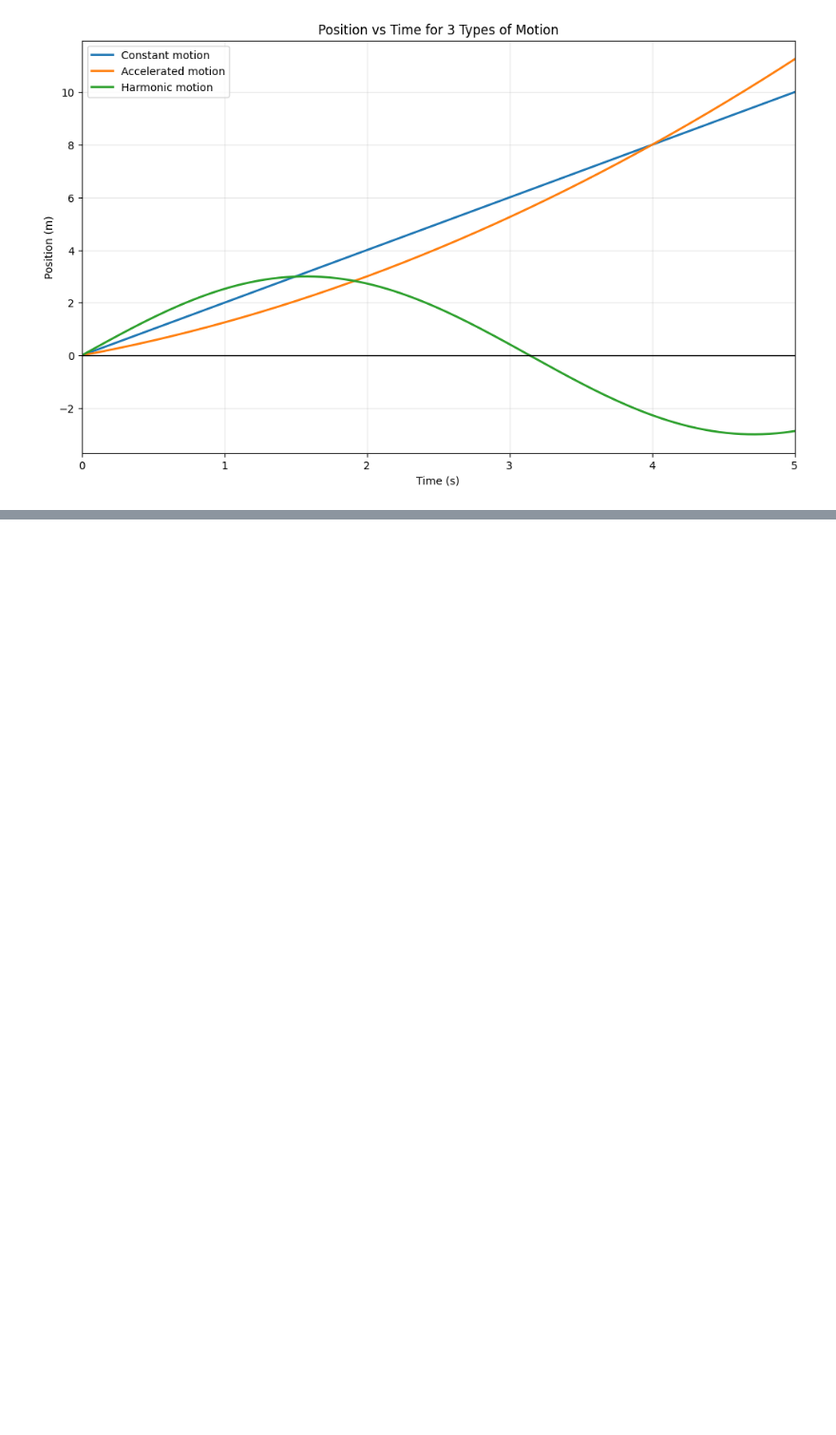
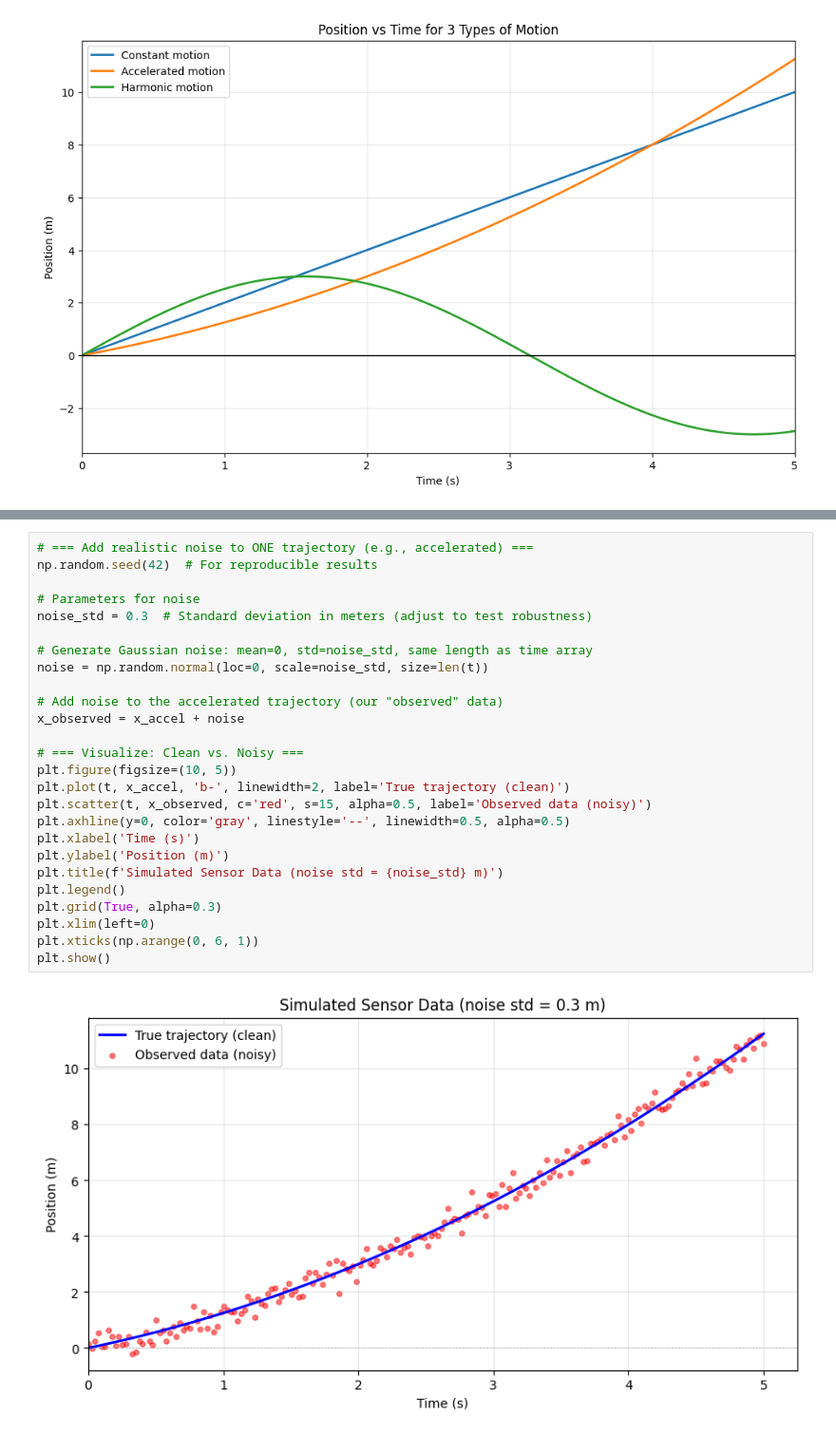
Before and after one commit to hris0077/upskill, a Jupyter notebook: mathematics_project.ipynb, the cells around one changed output, grey strips where cells are left out. Shown at 95% size. Saved outputs shown, nothing was run; the diff lists cells and outputs as text; blank space fills up the shorter version.

Commit message:
Adding noise to test data.

```diff
--- a/mathematics_project.ipynb
+++ b/mathematics_project.ipynb
@@ -163,0 +173,28 @@ All three motions are shown on the same coordinate system, where the horizontal
+# %%
+# === Add realistic noise to ONE trajectory (e.g., accelerated) ===
+np.random.seed(42)  # For reproducible results
+
+# Parameters for noise
+noise_std = 0.3  # Standard deviation in meters (adjust to test robustness)
+
+# Generate Gaussian noise: mean=0, std=noise_std, same length as time array
+noise = np.random.normal(loc=0, scale=noise_std, size=len(t))
+
+# Add noise to the accelerated trajectory (our "observed" data)
+x_observed = x_accel + noise
+
+# === Visualize: Clean vs. Noisy ===
+plt.figure(figsize=(10, 5))
+plt.plot(t, x_accel, 'b-', linewidth=2, label='True trajectory (clean)')
+plt.scatter(t, x_observed, c='red', s=15, alpha=0.5, label='Observed data (noisy)')
+plt.axhline(y=0, color='gray', linestyle='--', linewidth=0.5, alpha=0.5)
+plt.xlabel('Time (s)')
+plt.ylabel('Position (m)')
+plt.title(f'Simulated Sensor Data (noise std = {noise_std} m)')
+plt.legend()
+plt.grid(True, alpha=0.3)
+plt.xlim(left=0)
+plt.xticks(np.arange(0, 6, 1))
+plt.show()
+# %% [output]
+[figure, added]
```
Also changed, not shown: parts of 6 cells of this notebook.
